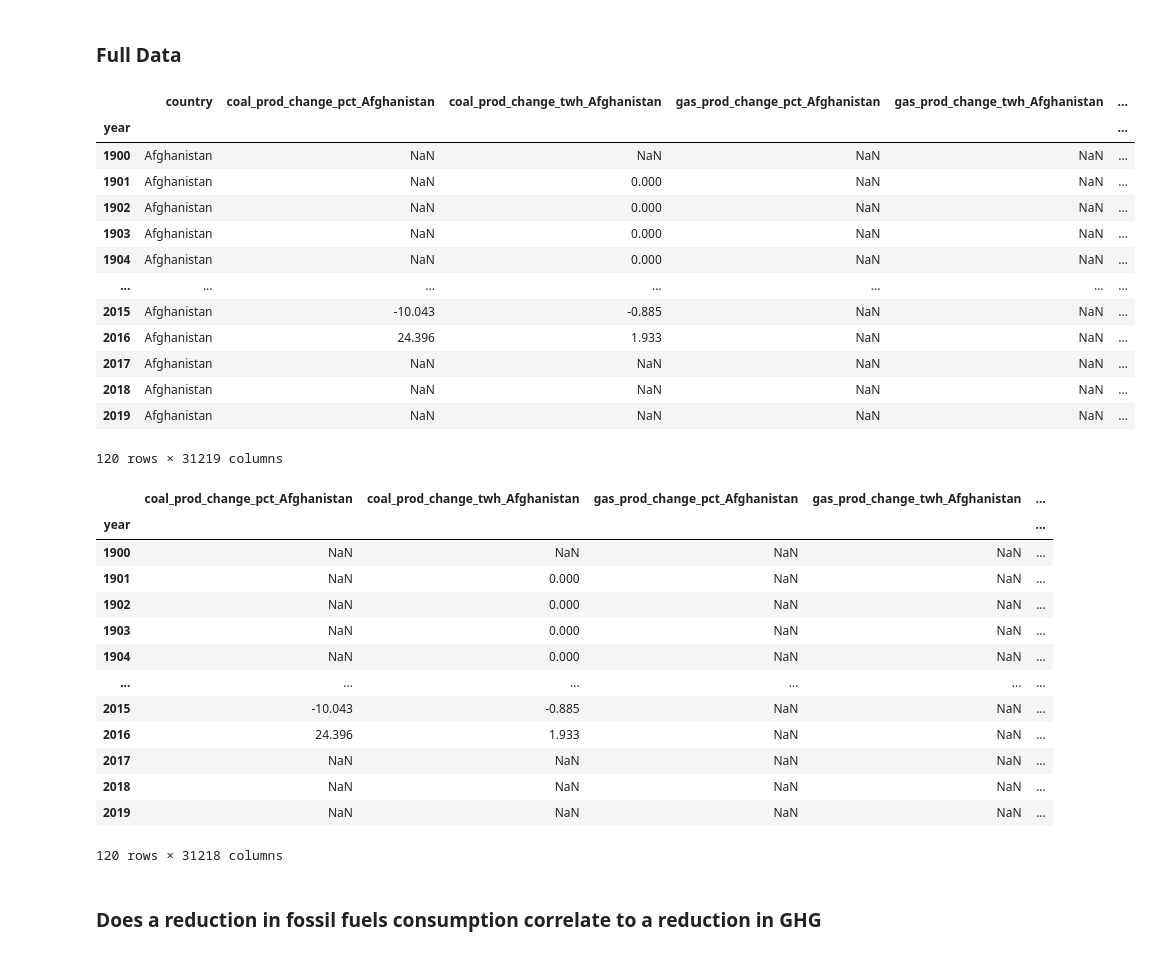
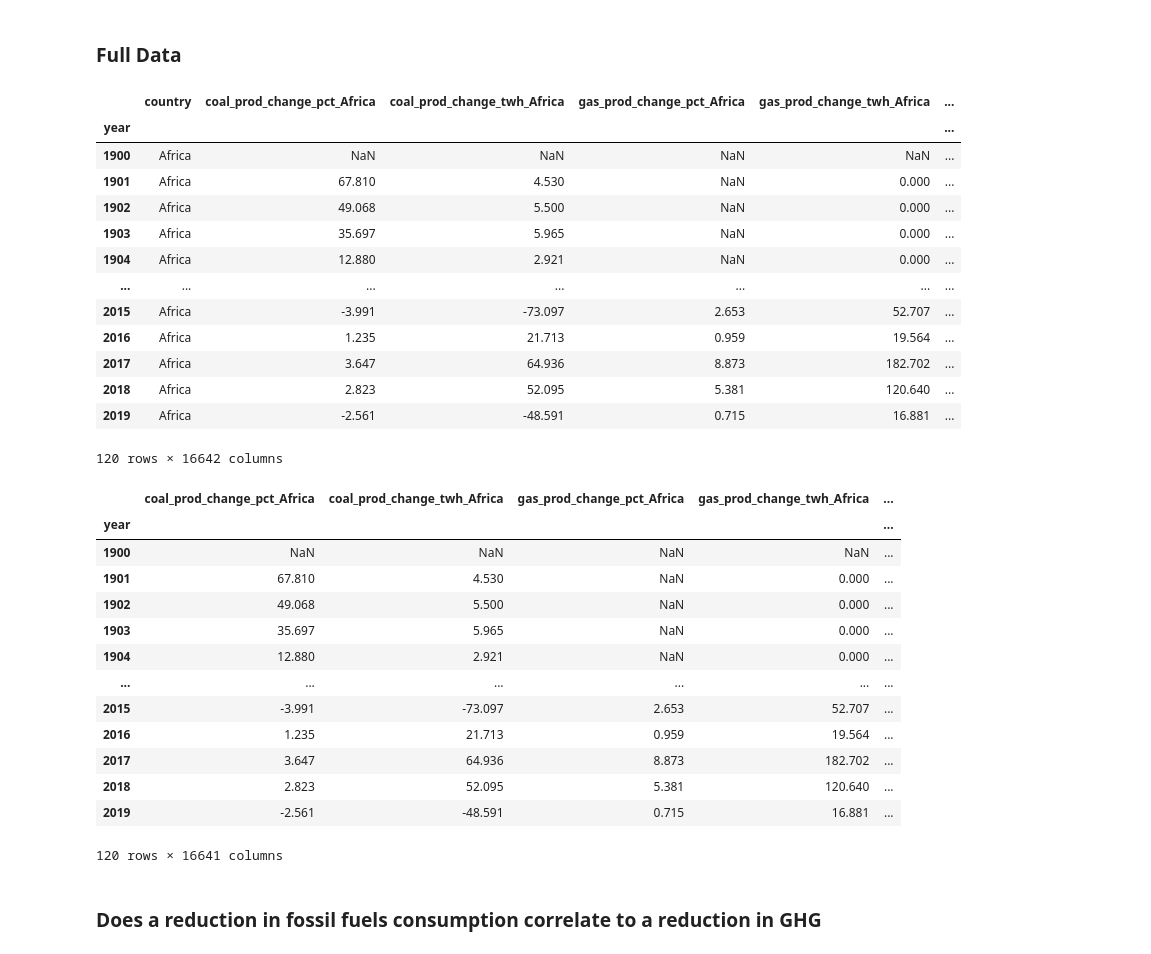
Before and after one commit to Adam-Omarali/BDC-Energy, a Jupyter notebook: InvestmentGHG.ipynb, the cells around one changed output. Saved outputs shown, nothing was run; the diff lists cells and outputs as text; code cells hidden in the pictures.

```diff
--- a/InvestmentGHG.ipynb
+++ b/InvestmentGHG.ipynb
@@ -51,6 +51,7 @@ def dropNAN(df):
 # %% [markdown]
 <h3>GHG For Every Country</h3>
 # %%
+countries = []
 #Transposing Data
 ghg = pd.read_csv("Macro/GHG Energy.csv")
 #reset column header to year
@@ -81,6 +82,8 @@ for i in range(len(ghg.columns)):
 for i in range(start, end):
     col_keep.append(ghg.columns[i])
 
+countries = col_keep
+
 ghg = deletCols(ghg, col_keep)
 
 ghg = renameCols(ghg, "ghg")
@@ -109,9 +112,11 @@ rd = rd.drop(columns="Indicator")
 rd.columns.name = None
 rd = rd.transpose()
 rd = setCol(rd, 0)
+for column in rd.columns:
+    if(column not in countries):
+        rd = rd.drop(column, axis=1)
 rd.columns.name = None
 rd = rd.drop(rd.index[-1])
-pd.to_datetime(rd.index)
 rd = renameCols(rd, "r&d")
 rd = dfStringToNum(rd)
 
@@ -225,61 +235,62 @@ test.dropna().plot()
 # %%
 full_df = []
 energy = ['coal', 'fossil', 'gas', 'oil', 'hydro', 'nuclear', 'solar', 'wind', 'biofuel', 'renewables']
 all_countries = owid['country'].unique()
 for country in all_countries:
-    d = getOwidCountry(country)
-    d = d.set_index(d["year"])
-    d.columns.name = None
-    d = d.drop(["year", "iso_code"], axis=1)
-    for type in energy:
-        d = d.join(getProductionConsumption(type, False, d), rsuffix='1')
-        d = d.drop(f"elec_consumption_{type}_{country}1", axis=1)
-        d = d.rename(columns={f"elec_consumption_{type}_{country}" : f"elec_consumption_{type}"})
-    for i in d.columns:
-        if i != "country":
-            d = d.rename(columns={i : i+f"_{country}"})
-    full_df.append(d)
+    if(country in countries):
+        d = getOwidCountry(country)
+        d = d.set_index(d["year"])
+        d.columns.name = None
+        d = d.drop(["year", "iso_code"], axis=1)
+        for type in energy:
+            d = d.join(getProductionConsumption(type, False, d), rsuffix='1')
+            d = d.drop(f"elec_consumption_{type}_{country}1", axis=1)
+            d = d.rename(columns={f"elec_consumption_{type}_{country}" : f"elec_consumption_{type}"})
+        for i in d.columns:
+            if i != "country":
+                d = d.rename(columns={i : i+f"_{country}"})
+        full_df.append(d)
 
 for i in range(1, len(full_df)):
     country = full_df[i]["country"].values[0]
     full_df[i] = full_df[i].drop("country", axis=1)
     full_df[0] = full_df[0].join(full_df[i])
 
 final_df = full_df[0].drop("country", axis=1)
 
 full_df[0]
 # %% [output]
-|  | country | coal_prod_change_pct_Afghanistan | coal_prod_change_twh_Afghanistan | gas_prod_change_pct_Afghanistan | gas_prod_change_twh_Afghanistan | ... |
+|  | country | coal_prod_change_pct_Africa | coal_prod_change_twh_Africa | gas_prod_change_pct_Africa | gas_prod_change_twh_Africa | ... |
 | year |  |  |  |  |  | ... |
-| 1900 | Afghanistan | NaN | NaN | NaN | NaN | ... |
-| 1901 | Afghanistan | NaN | 0.000 | NaN | NaN | ... |
-| 1902 | Afghanistan | NaN | 0.000 | NaN | NaN | ... |
-| 1903 | Afghanistan | NaN | 0.000 | NaN | NaN | ... |
-| 1904 | Afghanistan | NaN | 0.000 | NaN | NaN | ... |
+| 1900 | Africa | NaN | NaN | NaN | NaN | ... |
+| 1901 | Africa | 67.810 | 4.530 | NaN | 0.000 | ... |
+| 1902 | Africa | 49.068 | 5.500 | NaN | 0.000 | ... |
+| 1903 | Africa | 35.697 | 5.965 | NaN | 0.000 | ... |
+| 1904 | Africa | 12.880 | 2.921 | NaN | 0.000 | ... |
 | ... | ... | ... | ... | ... | ... | ... |
-| 2015 | Afghanistan | -10.043 | -0.885 | NaN | NaN | ... |
-| 2016 | Afghanistan | 24.396 | 1.933 | NaN | NaN | ... |
-| 2017 | Afghanistan | NaN | NaN | NaN | NaN | ... |
-| 2018 | Afghanistan | NaN | NaN | NaN | NaN | ... |
-| 2019 | Afghanistan | NaN | NaN | NaN | NaN | ... |
+| 2015 | Africa | -3.991 | -73.097 | 2.653 | 52.707 | ... |
+| 2016 | Africa | 1.235 | 21.713 | 0.959 | 19.564 | ... |
+| 2017 | Africa | 3.647 | 64.936 | 8.873 | 182.702 | ... |
+| 2018 | Africa | 2.823 | 52.095 | 5.381 | 120.640 | ... |
+| 2019 | Africa | -2.561 | -48.591 | 0.715 | 16.881 | ... |
-120 rows × 31219 columns
+120 rows × 16642 columns
 # %%
 final_df
 # %% [output]
-|  | coal_prod_change_pct_Afghanistan | coal_prod_change_twh_Afghanistan | gas_prod_change_pct_Afghanistan | gas_prod_change_twh_Afghanistan | ... |
+|  | coal_prod_change_pct_Africa | coal_prod_change_twh_Africa | gas_prod_change_pct_Africa | gas_prod_change_twh_Africa | ... |
 | year |  |  |  |  | ... |
 | 1900 | NaN | NaN | NaN | NaN | ... |
-| 1901 | NaN | 0.000 | NaN | NaN | ... |
-| 1902 | NaN | 0.000 | NaN | NaN | ... |
-| 1903 | NaN | 0.000 | NaN | NaN | ... |
-| 1904 | NaN | 0.000 | NaN | NaN | ... |
+| 1901 | 67.810 | 4.530 | NaN | 0.000 | ... |
+| 1902 | 49.068 | 5.500 | NaN | 0.000 | ... |
+| 1903 | 35.697 | 5.965 | NaN | 0.000 | ... |
+| 1904 | 12.880 | 2.921 | NaN | 0.000 | ... |
 | ... | ... | ... | ... | ... | ... |
-| 2015 | -10.043 | -0.885 | NaN | NaN | ... |
-| 2016 | 24.396 | 1.933 | NaN | NaN | ... |
-| 2017 | NaN | NaN | NaN | NaN | ... |
-| 2018 | NaN | NaN | NaN | NaN | ... |
-| 2019 | NaN | NaN | NaN | NaN | ... |
+| 2015 | -3.991 | -73.097 | 2.653 | 52.707 | ... |
+| 2016 | 1.235 | 21.713 | 0.959 | 19.564 | ... |
+| 2017 | 3.647 | 64.936 | 8.873 | 182.702 | ... |
+| 2018 | 2.823 | 52.095 | 5.381 | 120.640 | ... |
+| 2019 | -2.561 | -48.591 | 0.715 | 16.881 | ... |
-120 rows × 31218 columns
+120 rows × 16641 columns
 # %%
 final_df.to_csv('final.csv', index=True)
 # %%
```
Also changed, not shown: parts of 12 cells of this notebook, 1 other file.
